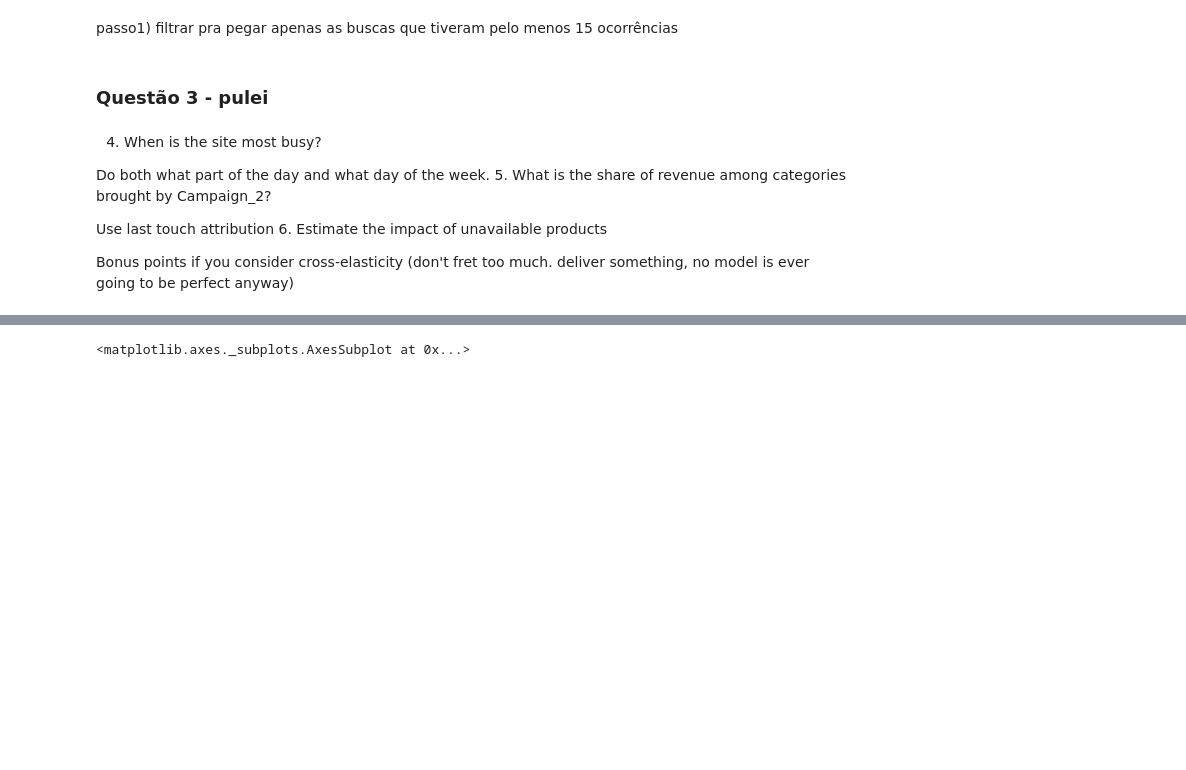
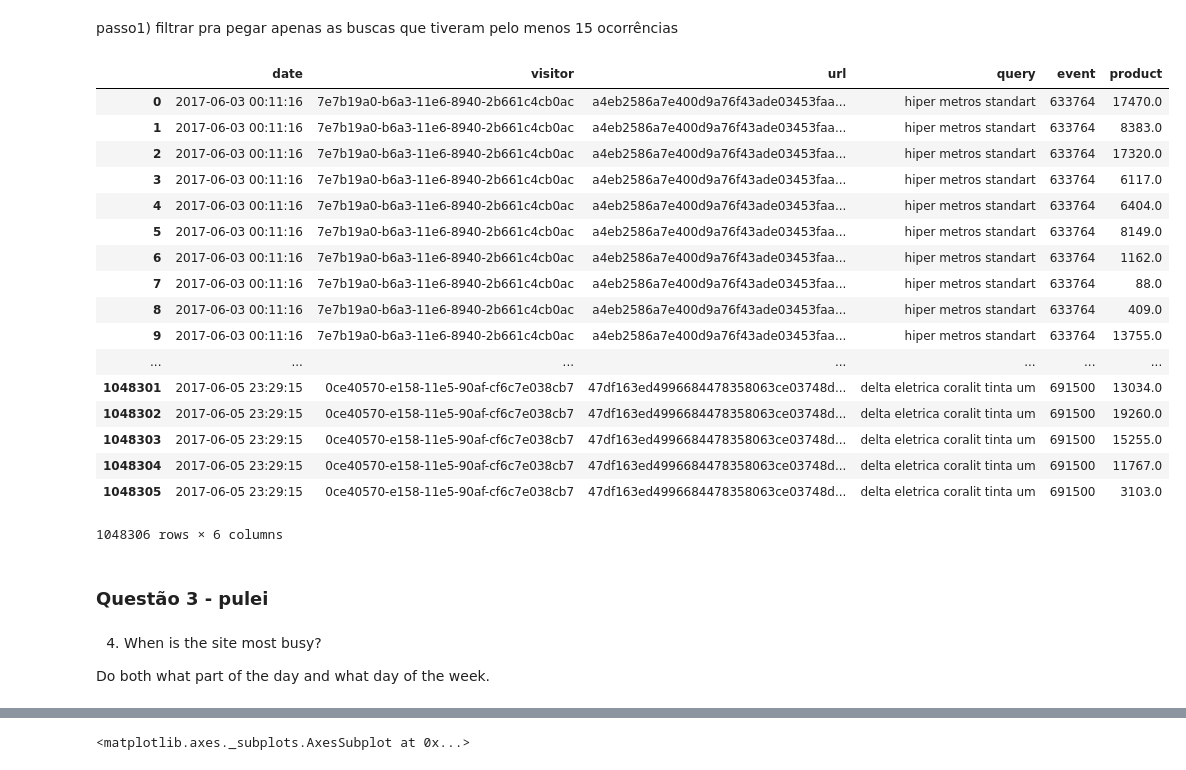
Before and after one commit to selaranjeira/desafio, a Jupyter notebook: desafio.ipynb, the cells around one changed output, grey strips where cells are left out. Cells and saved outputs as stored; diff of their text form; code cells hidden in the pictures; blank space fills up the shorter version.

```diff
--- a/desafio.ipynb
+++ b/desafio.ipynb
@@ -109,19 +109,43 @@ print(busca[0])
 {'eventType': 'search', 'date': '2017-06-03 00:11:16', 'visitor': '7e7b19a0-b6a3-11e6-8940-2b661c4cb0ac', 'deviceType': 'mobile', 'osType': 'Android', 'osVersion': '4.4.4', 'browserType': 'Chrome', 'b ...
 # %% [markdown]
  passo1) filtrar pra pegar apenas as buscas que tiveram pelo menos 15 ocorrências
+# %%
+
+
+search_items = pd.DataFrame([
+        (x['date'], x['visitor'], x['url'], x['query'], i, p)
+            for i,x in enumerate(events) if x['eventType'] == "search"
+                for p in (x.get('searchItems') or [None])
+    ],
+    columns=['date','visitor','url','query','event','product']
+)
+# %%
+search_items
+# %% [output]
+|  | date | visitor | url | query | event | product |
+| 0 | 2017-06-03 00:11:16 | 7e7b19a0-b6a3-11e6-8940-2b661c4cb0ac | a4eb2586a7e400d9a76f43ade03453faa... | hiper metros standart | 633764 | 17470.0 |
+| 1 | 2017-06-03 00:11:16 | 7e7b19a0-b6a3-11e6-8940-2b661c4cb0ac | a4eb2586a7e400d9a76f43ade03453faa... | hiper metros standart | 633764 | 8383.0 |
+| 2 | 2017-06-03 00:11:16 | 7e7b19a0-b6a3-11e6-8940-2b661c4cb0ac | a4eb2586a7e400d9a76f43ade03453faa... | hiper metros standart | 633764 | 17320.0 |
+| 3 | 2017-06-03 00:11:16 | 7e7b19a0-b6a3-11e6-8940-2b661c4cb0ac | a4eb2586a7e400d9a76f43ade03453faa... | hiper metros standart | 633764 | 6117.0 |
+| 4 | 2017-06-03 00:11:16 | 7e7b19a0-b6a3-11e6-8940-2b661c4cb0ac | a4eb2586a7e400d9a76f43ade03453faa... | hiper metros standart | 633764 | 6404.0 |
+| 5 | 2017-06-03 00:11:16 | 7e7b19a0-b6a3-11e6-8940-2b661c4cb0ac | a4eb2586a7e400d9a76f43ade03453faa... | hiper metros standart | 633764 | 8149.0 |
+| 6 | 2017-06-03 00:11:16 | 7e7b19a0-b6a3-11e6-8940-2b661c4cb0ac | a4eb2586a7e400d9a76f43ade03453faa... | hiper metros standart | 633764 | 1162.0 |
+| 7 | 2017-06-03 00:11:16 | 7e7b19a0-b6a3-11e6-8940-2b661c4cb0ac | a4eb2586a7e400d9a76f43ade03453faa... | hiper metros standart | 633764 | 88.0 |
+| 8 | 2017-06-03 00:11:16 | 7e7b19a0-b6a3-11e6-8940-2b661c4cb0ac | a4eb2586a7e400d9a76f43ade03453faa... | hiper metros standart | 633764 | 409.0 |
+| 9 | 2017-06-03 00:11:16 | 7e7b19a0-b6a3-11e6-8940-2b661c4cb0ac | a4eb2586a7e400d9a76f43ade03453faa... | hiper metros standart | 633764 | 13755.0 |
+| ... | ... | ... | ... | ... | ... | ... |
+| 1048301 | 2017-06-05 23:29:15 | 0ce40570-e158-11e5-90af-cf6c7e038cb7 | 47df163ed4996684478358063ce03748d... | delta eletrica coralit tinta um | 691500 | 13034.0 |
+| 1048302 | 2017-06-05 23:29:15 | 0ce40570-e158-11e5-90af-cf6c7e038cb7 | 47df163ed4996684478358063ce03748d... | delta eletrica coralit tinta um | 691500 | 19260.0 |
+| 1048303 | 2017-06-05 23:29:15 | 0ce40570-e158-11e5-90af-cf6c7e038cb7 | 47df163ed4996684478358063ce03748d... | delta eletrica coralit tinta um | 691500 | 15255.0 |
+| 1048304 | 2017-06-05 23:29:15 | 0ce40570-e158-11e5-90af-cf6c7e038cb7 | 47df163ed4996684478358063ce03748d... | delta eletrica coralit tinta um | 691500 | 11767.0 |
+| 1048305 | 2017-06-05 23:29:15 | 0ce40570-e158-11e5-90af-cf6c7e038cb7 | 47df163ed4996684478358063ce03748d... | delta eletrica coralit tinta um | 691500 | 3103.0 |
+1048306 rows × 6 columns
 # %% [markdown]
 ### Questão 3 - pulei
 # %% [markdown]
 4. When is the site most busy?
 
 Do both what part of the day and what day of the week.
-5. What is the share of revenue among categories brought by Campaign_2?
-
-Use last touch attribution
-6. Estimate the impact of unavailable products
-
-Bonus points if you consider cross-elasticity
-(don't fret too much. deliver something, no model is ever going to be perfect anyway)
 # %%
 # time_data = [x for x in events if x['eventType'] == "page"]
 # print(time_data[0])
```
Also changed, not shown: parts of 3 cells of this notebook.
